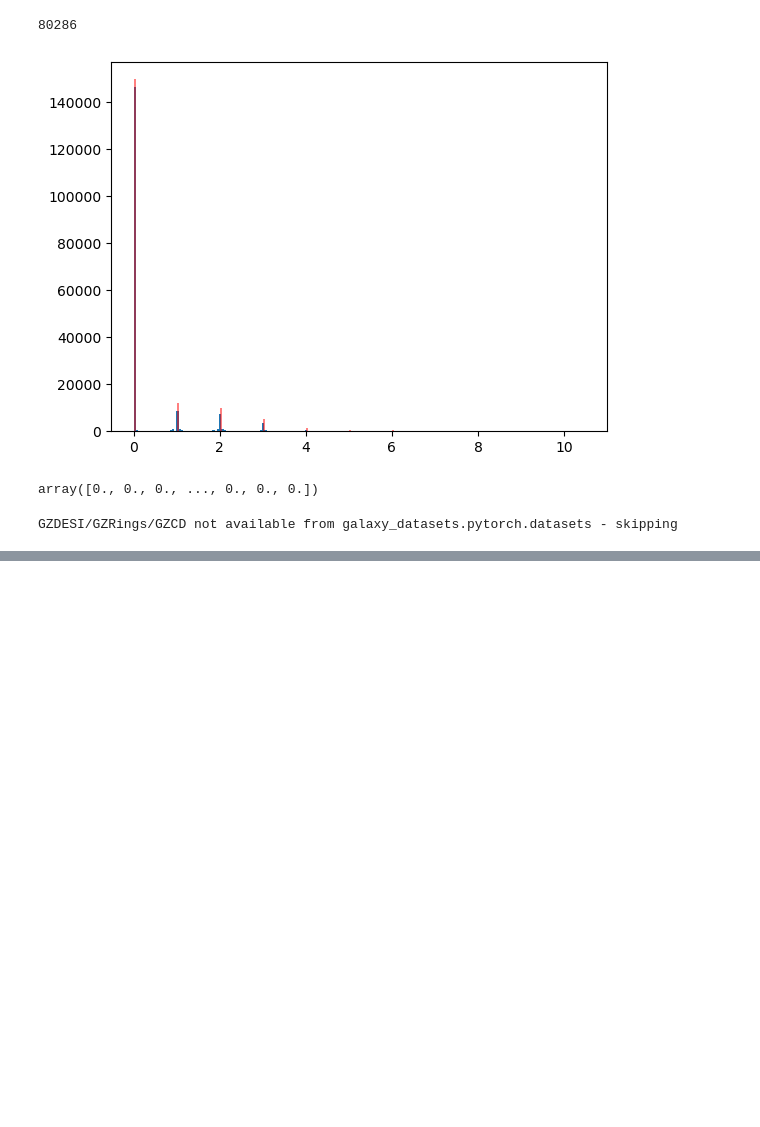
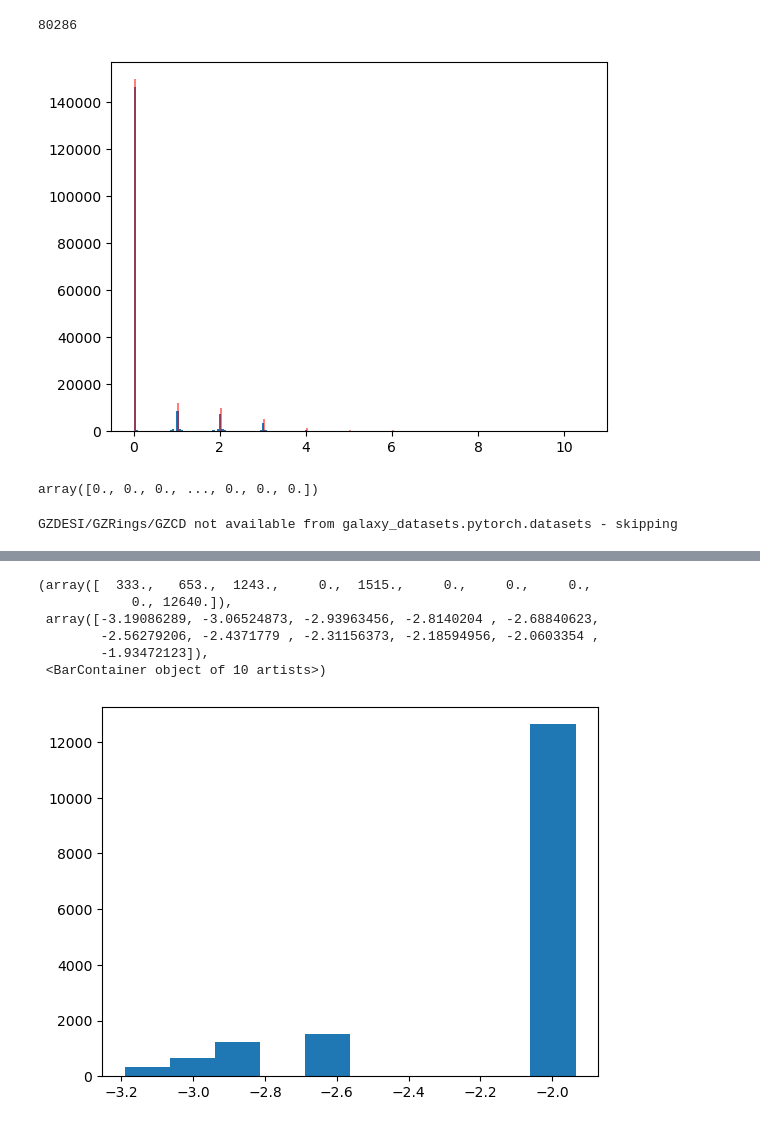
Before and after one commit to mwalmsley/zoobot-3d, a Jupyter notebook: loss_experiments.ipynb, the cells around one changed output, grey strips where cells are left out. Drawn from its saved outputs; the diff is of its cells as text; code cells hidden in the pictures; blank space fills up the shorter version.

```diff
--- a/loss_experiments.ipynb
+++ b/loss_experiments.ipynb
@@ -86,0 +88,10 @@ _ = plt.hist(batch['spiral_mask'][0].detach().numpy().flatten(), bins=255)
+# %%
+plt.hist(log_probs.flatten())
+# %% [output]
+(array([  333.,   653.,  1243.,     0.,  1515.,     0.,     0.,     0.,
+            0., 12640.]),
+ array([-3.19086289, -3.06524873, -2.93963456, -2.8140204 , -2.68840623,
+        -2.56279206, -2.4371779 , -2.31156373, -2.18594956, -2.0603354 ,
+        -1.93472123]),
+ <BarContainer object of 10 artists>)
+[figure, added]
```
Also changed, not shown: parts of 5 cells of this notebook, 2 other files.
